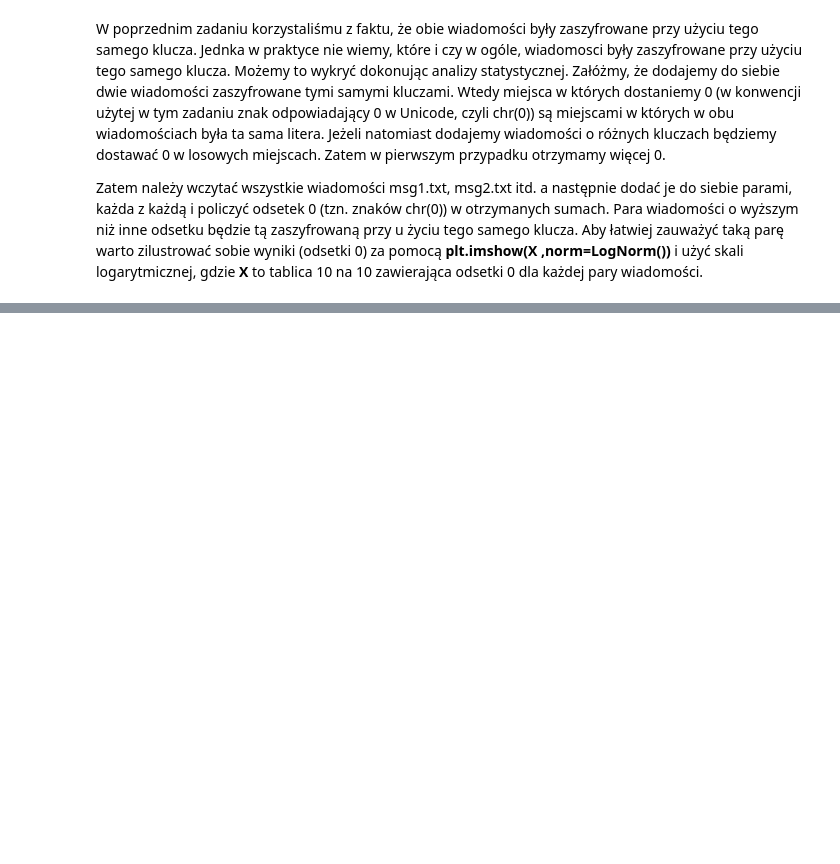
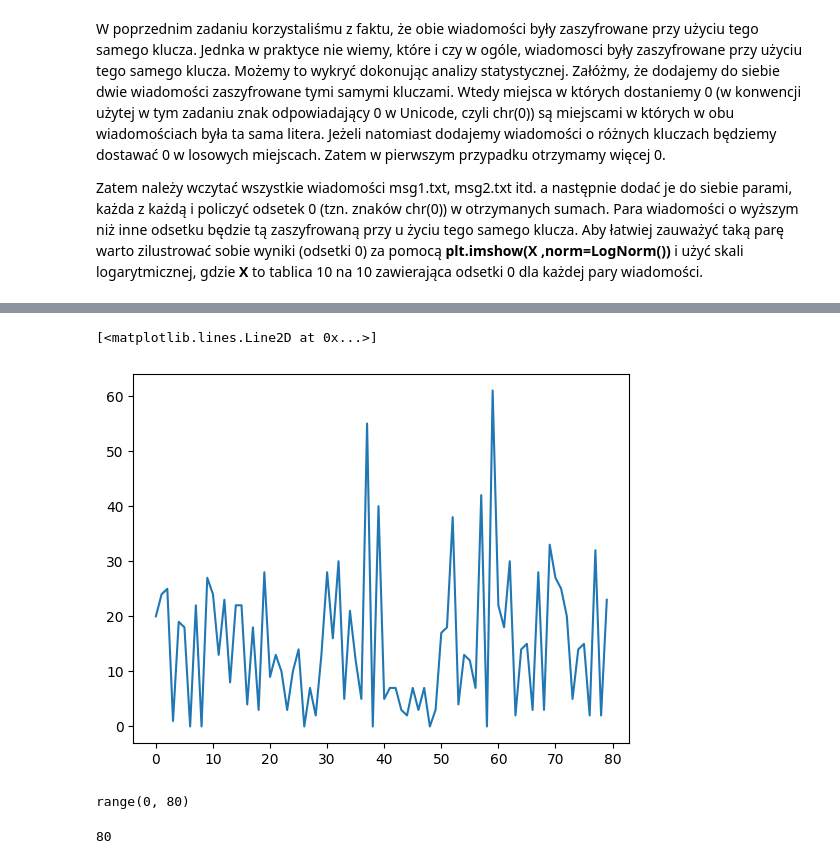
Before and after one commit to kubaq215/cryptography, a Jupyter notebook: Lista2/Lista2.ipynb, the cells around one changed output, grey strips where cells are left out. Drawn from its saved outputs; the diff is of its cells as text; code cells hidden in the pictures; blank space fills up the shorter version.

```diff
--- a/Lista2/Lista2.ipynb
+++ b/Lista2/Lista2.ipynb
@@ -289,0 +443,13 @@ IndexError: string index out of range
+# %%
+plt.plot(arr)
+# %% [output]
+[<matplotlib.lines.Line2D at 0x...>]
+[figure, added]
+# %%
+range(len(arr))
+# %% [output]
+range(0, 80)
+# %%
+len(arr)
+# %% [output]
+80
```
Also changed, not shown: parts of 20 cells of this notebook.
